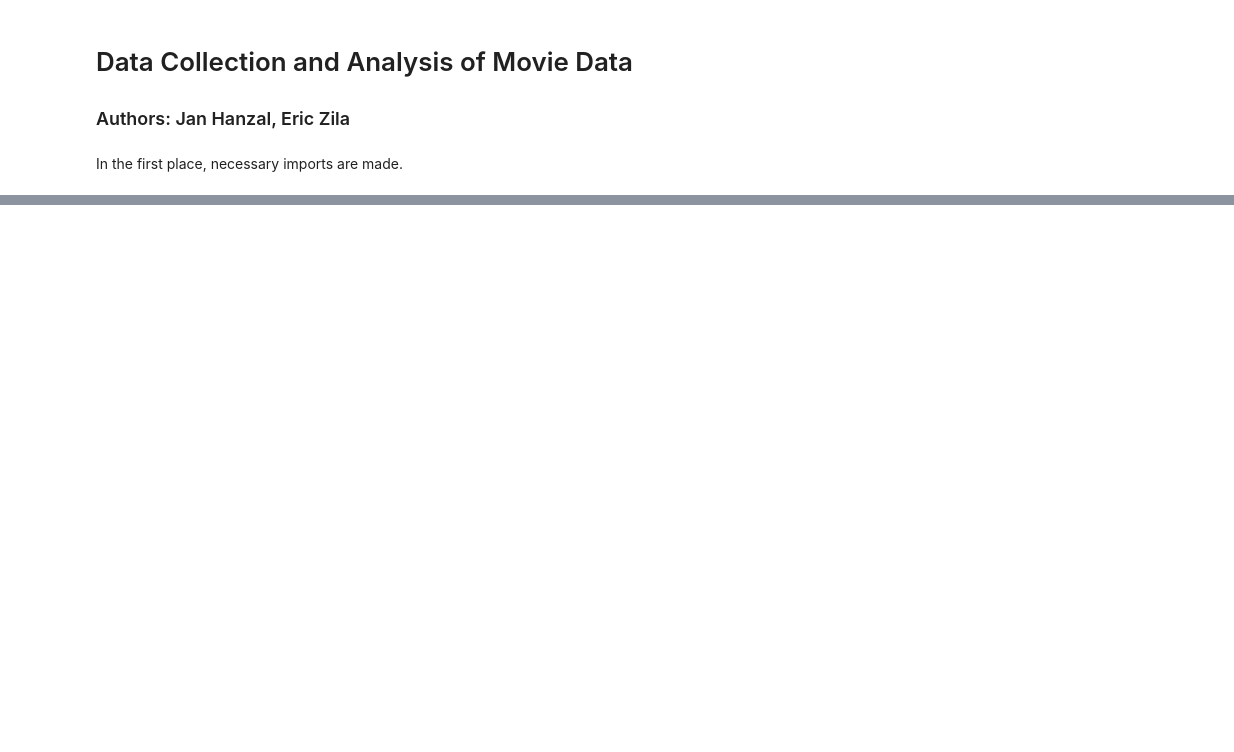
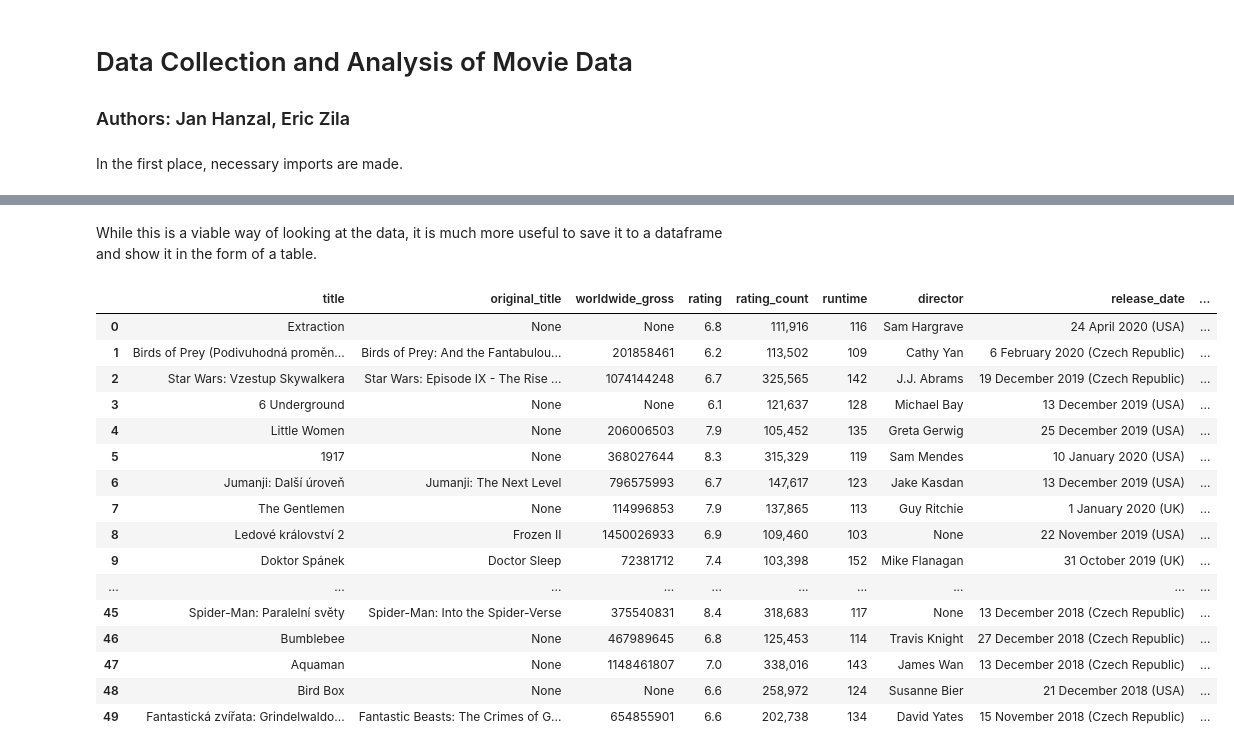
Before and after one commit to zilaeric/dpp-project, a Jupyter notebook: project.ipynb, the cells around one changed output, grey strips where cells are left out. Saved outputs shown, nothing was run; the diff lists cells and outputs as text; code cells hidden in the pictures; blank space fills up the shorter version.

Commit message:
Restored original version.

```diff
--- a/project.ipynb
+++ b/project.ipynb
@@ -454,14 +457,13 @@ The following class uses the data downloaded in the form of the 'Movies' class a
 # %%
 """
-Stores the scraped data in a pandas dataframe.
-For easier handling, includes several filtering methods.
-Later on, more methods will be added when needed.
+Stores the scraped data in a pd.DataFrame object. Provides filtering methods for easy obtainment of specific data.
 """
 class MovieDataFrame:
     """
     Initiates MovieDataFrame class.
 
-    @param data -> instance of a downloader object of an IMDb movie page
+    @param downloader -> ImdbDownloader object containing an array of Movie objects
+    @param csv_path -> String object containing path to a csv file with data
     """
     def __init__(self, downloader=None, csv_path=None):
         self.downloader = downloader
@@ -476,17 +478,17 @@ class MovieDataFrame:
 
 
     """
-    Converts movie dictionaries into a data frame.
+    Converts an array of Movie objects into a data frame.
 
-    @return Pandas data frame object with every movie contained in a given downloader instance
+    @return Ppd.DataFrame object with every movie contained in a given downloader instance
     """
     def from_movies_to_data_frame(self):
         return pd.DataFrame.from_records([movie.to_dict() for movie in self.data])
 
     """
-    Converts csv into a data frame.
+    Converts a csv file into a data frame.
 
-    @return Pandas data frame object with every movie contained in a csv
+    @return pd.DataFrame object with every movie contained in a csv
     """
     def from_csv_to_data_frame(self):
         return pd.read_csv(self.csv_path)
@@ -494,21 +496,23 @@ class MovieDataFrame:
     """
     Converts columns into right types.
 
-    @return Pandas data frame object with converted data types.
+    @return pd.DataFrame object with converted data types.
 
     """
     def convert_columns(self):
         self.df['release_date'] = self.df['release_date'].astype('str')
-        self.df['release_date'] = self.df['release_date'].apply(lambda x: re.findall('[0-9]+ [A-Z][a-z]+ [0-9]+', x)).str[0]
+        self.df['release_date'] = self.df['release_date'].apply(lambda x:
+                                                                re.findall('[0-9]+ [A-Z][a-z]+ [0-9]+', x)).str[0]
         self.df['release_date'] = pd.to_datetime(self.df['release_date'], format='%d %B %Y', errors='coerce')
         for column in ['budget', 'worldwide_gross', 'rating', 'runtime', 'rating_count']:
-            self.df[column] = pd.to_numeric(self.df[column],errors='coerce')
+            self.df[column] = pd.to_numeric(self.df[column], errors='coerce')
+
         return self
 
     """
-    Filters data frame based on a column of lists
+    Filters dataframe based on a column of lists
 
-    @return Pandas data frame, filtered
+    @return filtered pd.DataFrame object
     """
     def filter_df_list(self, column, element, in_place):
         mask = self.df[column].apply(lambda x: element in x)
@@ -519,9 +523,9 @@ class MovieDataFrame:
             return self.df
 
     """
-    Filters data frame based on a column of strings
+    Filters dataframe based on a column of strings
 
-    @return Pandas data frame, filtered
+    @return filtered pd.DataFrame object
     """
     def filter_df_string(self, column, element, in_place):
         self.df = self.df.loc[self.df[column] == element,:]
@@ -531,9 +535,9 @@ class MovieDataFrame:
             return self.df
 
     """
-    Transforms a column into floats if possible. Filters data frame based on a column of floats.
+    Transforms a column into floats if possible. Filters dataframe based on a column of floats.
 
-    @return Pandas data frame, filtered
+    @return filtered pd.DataFrame object
     """
     def filter_df_float(self, column, higher_than, lower_than, equal_to, in_place):
         self.df[column] = pd.to_numeric(self.df[column])
@@ -550,10 +554,10 @@ class MovieDataFrame:
             return self.df
 
     """
-    Following methods filter data frame based on the indicated column using above methods.
+    Following methods filter dataframe based on the indicated column using above methods.
     Can be easily chained.
 
-    @return Pandas data frame, filtered
+    @return filtered pd.DataFrame object
     """
     def filter_genre(self, genre, in_place=True):
         return self.filter_df_list('genres', genre, in_place)
@@ -586,0 +591,3 @@ To show what our program is currently capable of, we let it run through a list o
+# %%
+imdb = ImdbDownloader('https://www.imdb.com/search/title/?title_type=feature,tv_movie&num_votes=100000,&sort=release_date,desc&view=simple')
+imdb.start(pages=1, save_to_file=False)
@@ -586,0 +616,23 @@ To show what our program is currently capable of, we let it run through a list o
+# %% [markdown]
+While this is a viable way of looking at the data, it is much more useful to save it to a dataframe and show it in the form of a table.
+# %%
+mdf = MovieDataFrame(imdb)
+mdf.df
+# %% [output]
+|  | title | original_title | worldwide_gross | rating | rating_count | runtime | director | release_date | ... |
+| 0 | Extraction | None | None | 6.8 | 111,916 | 116 | Sam Hargrave | 24 April 2020 (USA) | ... |
+| 1 | Birds of Prey (Podivuhodná proměn... | Birds of Prey: And the Fantabulou... | 201858461 | 6.2 | 113,502 | 109 | Cathy Yan | 6 February 2020 (Czech Republic) | ... |
+| 2 | Star Wars: Vzestup Skywalkera | Star Wars: Episode IX - The Rise ... | 1074144248 | 6.7 | 325,565 | 142 | J.J. Abrams | 19 December 2019 (Czech Republic) | ... |
+| 3 | 6 Underground | None | None | 6.1 | 121,637 | 128 | Michael Bay | 13 December 2019 (USA) | ... |
+| 4 | Little Women | None | 206006503 | 7.9 | 105,452 | 135 | Greta Gerwig | 25 December 2019 (USA) | ... |
+| 5 | 1917 | None | 368027644 | 8.3 | 315,329 | 119 | Sam Mendes | 10 January 2020 (USA) | ... |
+| 6 | Jumanji: Další úroveň | Jumanji: The Next Level | 796575993 | 6.7 | 147,617 | 123 | Jake Kasdan | 13 December 2019 (USA) | ... |
+| 7 | The Gentlemen | None | 114996853 | 7.9 | 137,865 | 113 | Guy Ritchie | 1 January 2020 (UK) | ... |
+| 8 | Ledové království 2 | Frozen II | 1450026933 | 6.9 | 109,460 | 103 | None | 22 November 2019 (USA) | ... |
+| 9 | Doktor Spánek | Doctor Sleep | 72381712 | 7.4 | 103,398 | 152 | Mike Flanagan | 31 October 2019 (UK) | ... |
+| ... | ... | ... | ... | ... | ... | ... | ... | ... | ... |
+| 45 | Spider-Man: Paralelní světy | Spider-Man: Into the Spider-Verse | 375540831 | 8.4 | 318,683 | 117 | None | 13 December 2018 (Czech Republic) | ... |
+| 46 | Bumblebee | None | 467989645 | 6.8 | 125,453 | 114 | Travis Knight | 27 December 2018 (Czech Republic) | ... |
+| 47 | Aquaman | None | 1148461807 | 7.0 | 338,016 | 143 | James Wan | 13 December 2018 (Czech Republic) | ... |
+| 48 | Bird Box | None | None | 6.6 | 258,972 | 124 | Susanne Bier | 21 December 2018 (USA) | ... |
+| 49 | Fantastická zvířata: Grindelwaldo... | Fantastic Beasts: The Crimes of G... | 654855901 | 6.6 | 202,738 | 134 | David Yates | 15 November 2018 (Czech Republic) | ... |
```
Also changed, not shown: parts of 30 cells of this notebook.
